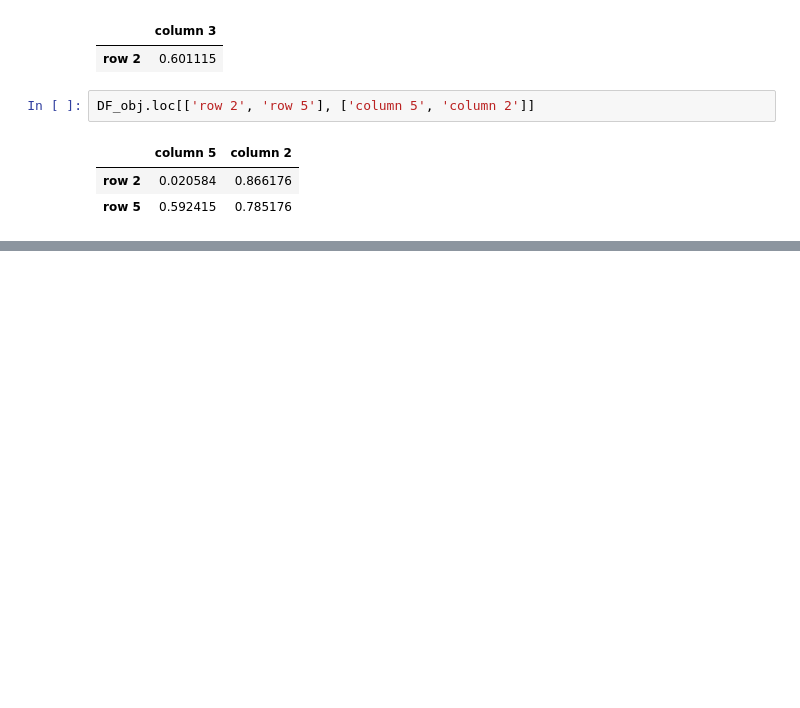
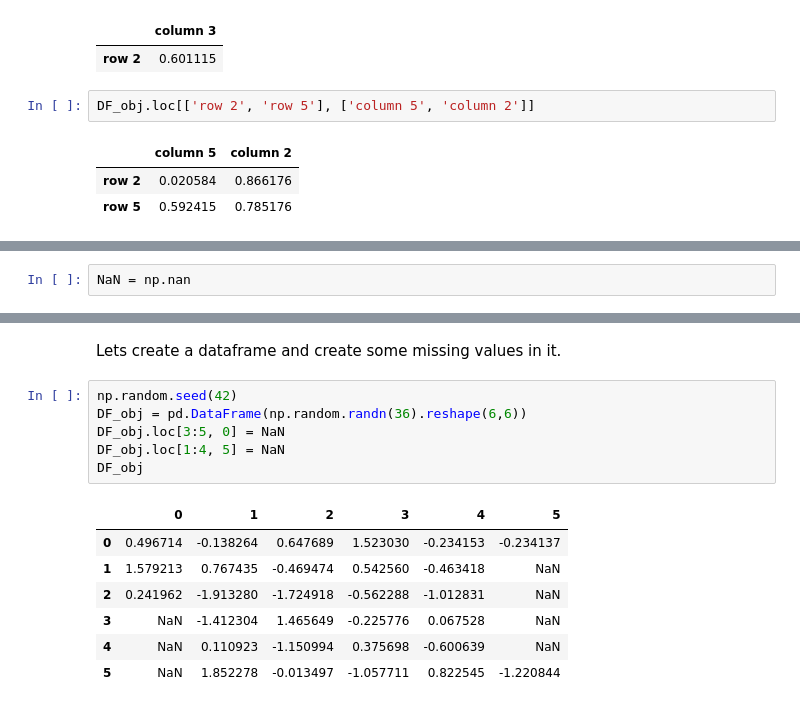
Before and after one commit to tanbirsohail/jupyter-notebooks, a Jupyter notebook: Pandas - Getting Started.ipynb, the cells around one changed output, grey strips where cells are left out. Drawn from its saved outputs; the diff is of its cells as text; blank space fills up the shorter version.

Commit message:
Added how to deal with NaN values in dataframes

```diff
--- a/Pandas - Getting Started.ipynb
+++ b/Pandas - Getting Started.ipynb
@@ -85,0 +91,2 @@ DF_obj.loc[['row 2', 'row 5'], ['column 5', 'column 2']]
+# %%
+NaN = np.nan
@@ -85,0 +120,16 @@ DF_obj.loc[['row 2', 'row 5'], ['column 5', 'column 2']]
+# %% [markdown]
+Lets create a dataframe and create some missing values in it.
+# %%
+np.random.seed(42)
+DF_obj = pd.DataFrame(np.random.randn(36).reshape(6,6))
+DF_obj.loc[3:5, 0] = NaN
+DF_obj.loc[1:4, 5] = NaN
+DF_obj
+# %% [output]
+|  | 0 | 1 | 2 | 3 | 4 | 5 |
+| 0 | 0.496714 | -0.138264 | 0.647689 | 1.523030 | -0.234153 | -0.234137 |
+| 1 | 1.579213 | 0.767435 | -0.469474 | 0.542560 | -0.463418 | NaN |
+| 2 | 0.241962 | -1.913280 | -1.724918 | -0.562288 | -1.012831 | NaN |
+| 3 | NaN | -1.412304 | 1.465649 | -0.225776 | 0.067528 | NaN |
+| 4 | NaN | 0.110923 | -1.150994 | 0.375698 | -0.600639 | NaN |
+| 5 | NaN | 1.852278 | -0.013497 | -1.057711 | 0.822545 | -1.220844 |
```
Also changed, not shown: parts of 20 cells of this notebook.
